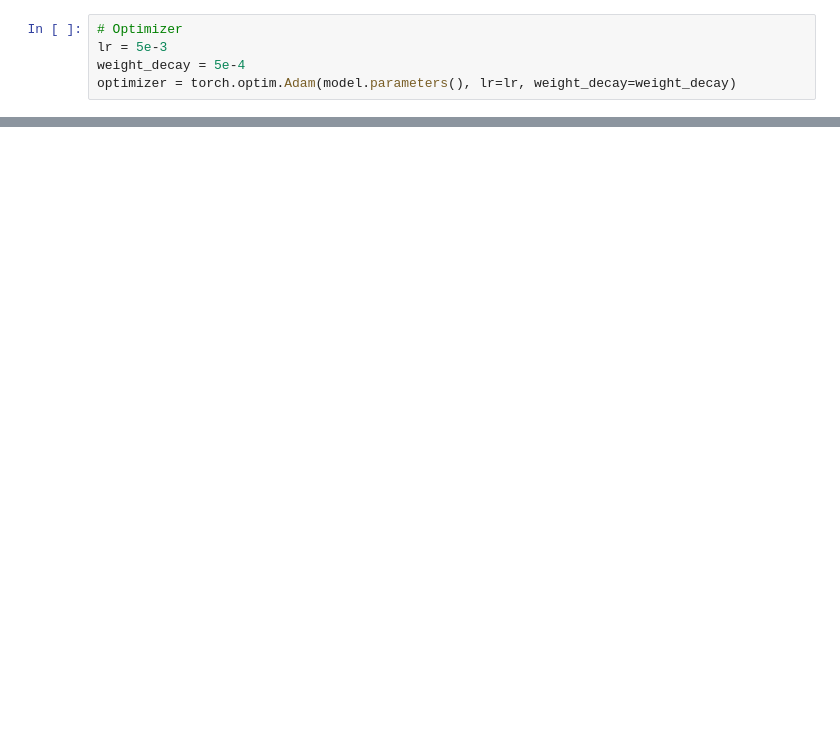
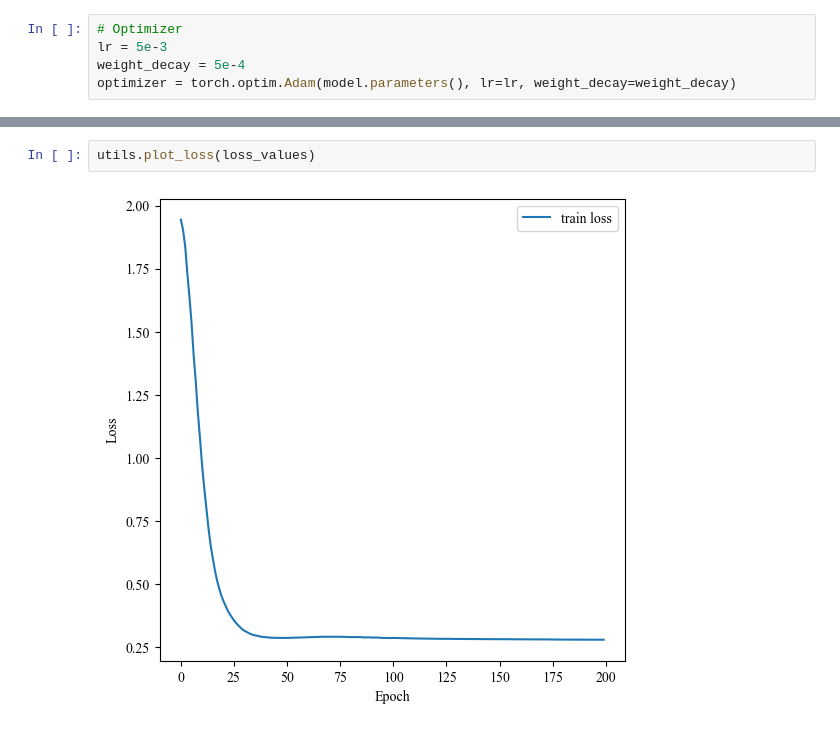
Before and after one commit to AliceDeLorenci/CayleyNets, a Jupyter notebook: ChebNet.ipynb, the cells around one changed output, grey strips where cells are left out. Cells and saved outputs as stored; diff of their text form; blank space fills up the shorter version.

```diff
--- a/ChebNet.ipynb
+++ b/ChebNet.ipynb
@@ -133,0 +165,4 @@ Epoch: 099 | Loss: 0.6160
+# %%
+utils.plot_loss(loss_values)
+# %% [output]
+[figure, added]
```
Also changed, not shown: parts of 13 cells of this notebook, 5 other files.
